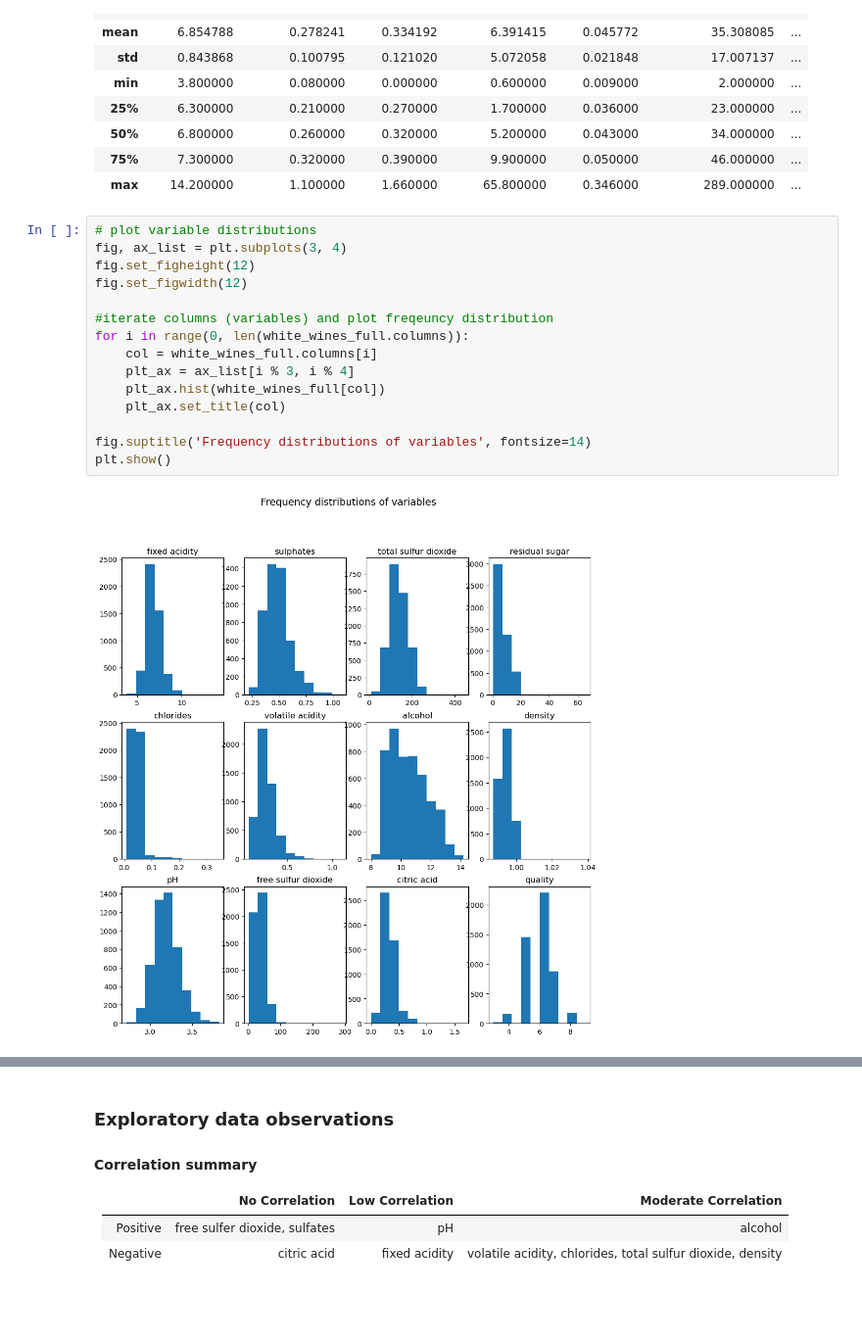
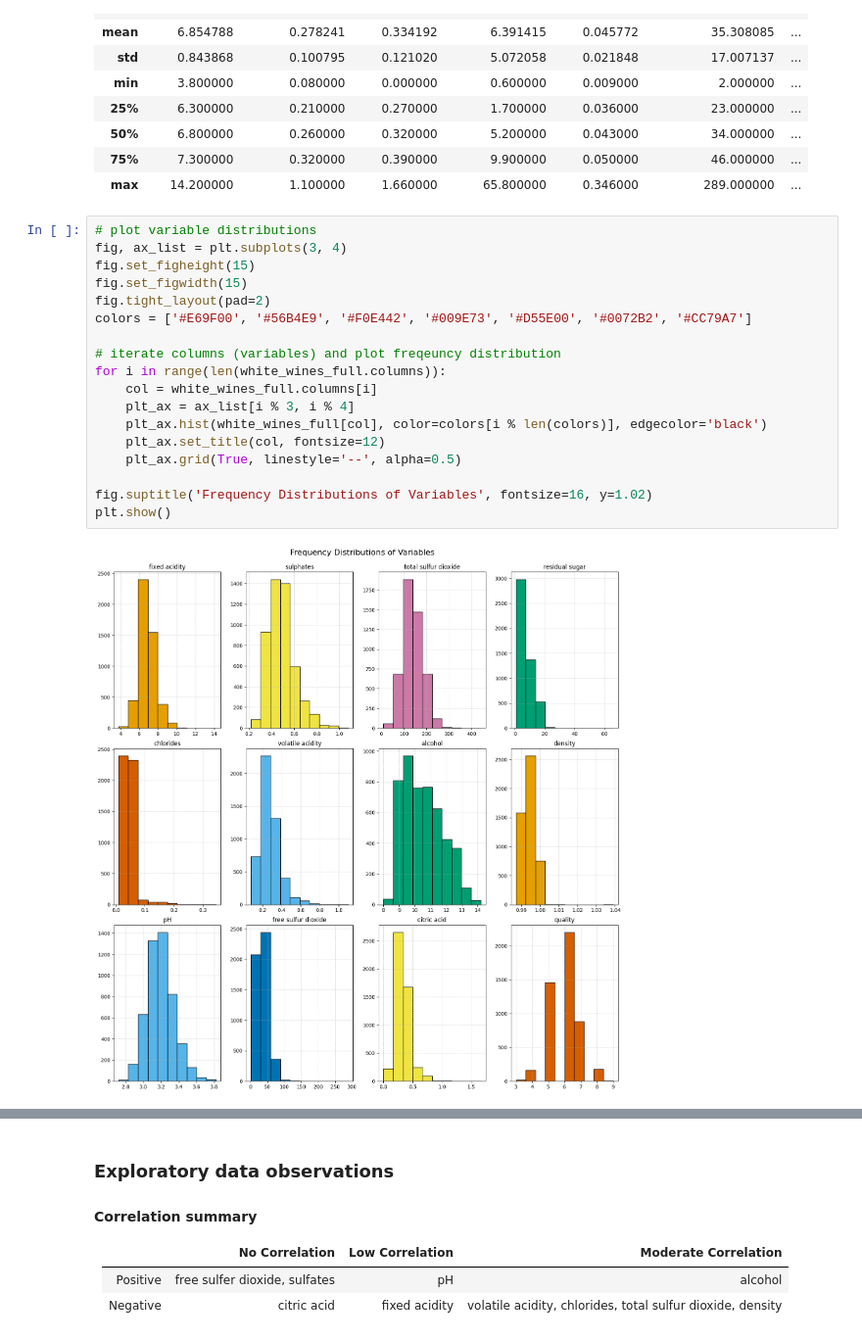
Before and after one commit to dangrant6/Wine-Quality, a Jupyter notebook: wine-quality-analysis.ipynb, the cells around one changed output, grey strips where cells are left out. Shown at 98% size. Cells and saved outputs as stored; diff of their text form; blank space fills up the shorter version.

Commit message:
Prettier charts and data prep

```diff
--- a/wine-quality-analysis.ipynb
+++ b/wine-quality-analysis.ipynb
@@ -50,20 +54,23 @@ white_wines_full.describe()
 # %%
 # plot variable distributions
 fig, ax_list = plt.subplots(3, 4)
-fig.set_figheight(12)
-fig.set_figwidth(12)
+fig.set_figheight(15)
+fig.set_figwidth(15)
+fig.tight_layout(pad=2)
+colors = ['#E69F00', '#56B4E9', '#F0E442', '#009E73', '#D55E00', '#0072B2', '#CC79A7']
 
-#iterate columns (variables) and plot freqeuncy distribution
-for i in range(0, len(white_wines_full.columns)):
+# iterate columns (variables) and plot freqeuncy distribution
+for i in range(len(white_wines_full.columns)):
     col = white_wines_full.columns[i]
     plt_ax = ax_list[i % 3, i % 4]
-    plt_ax.hist(white_wines_full[col])
-    plt_ax.set_title(col)
+    plt_ax.hist(white_wines_full[col], color=colors[i % len(colors)], edgecolor='black')
+    plt_ax.set_title(col, fontsize=12)
+    plt_ax.grid(True, linestyle='--', alpha=0.5)
 
-fig.suptitle('Frequency distributions of variables', fontsize=14)
+fig.suptitle('Frequency Distributions of Variables', fontsize=16, y=1.02)
 plt.show()
 # %% [output]
-[figure, old version]
+[figure, new version]
 # %%
 # plot variables vs. output
 fig, ax_list = plt.subplots(3, 4)
```
Also changed, not shown: parts of 8 cells of this notebook.
